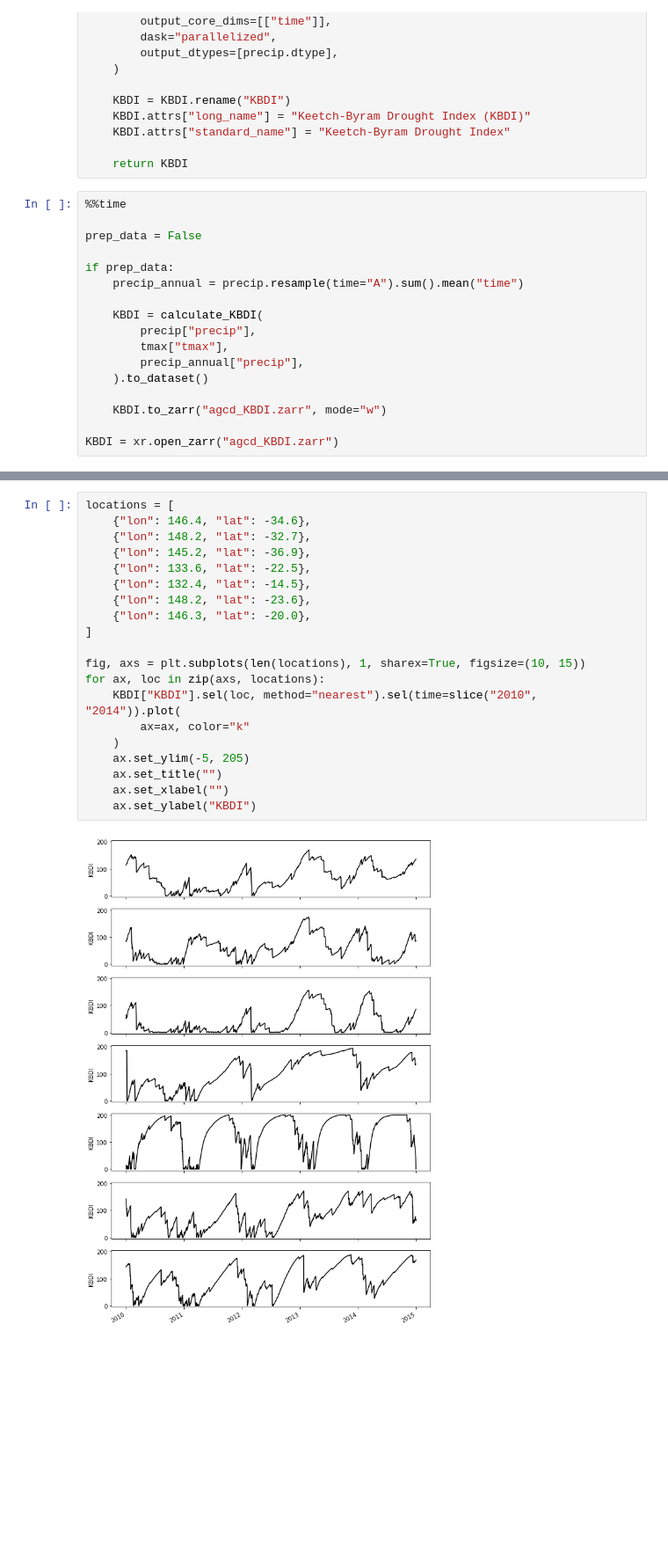
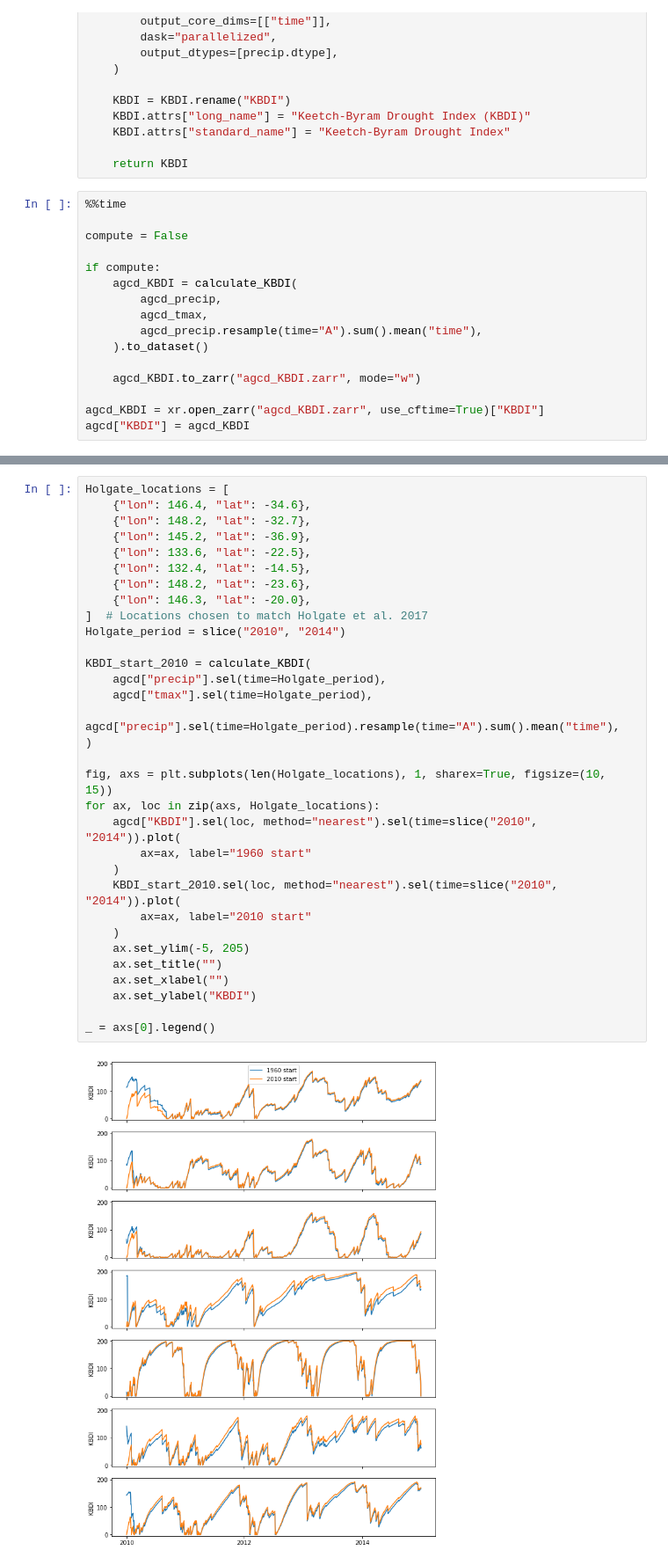
Before and after one commit to dougiesquire/CAFE-f6_documentation, a Jupyter notebook: notebooks/exploratory/calculate_KBDI.ipynb, the cells around one changed output, grey strips where cells are left out. Shown at 88% size. Cells and saved outputs as stored; diff of their text form; blank space fills up the shorter version.

```diff
--- a/notebooks/exploratory/calculate_KBDI.ipynb
+++ b/notebooks/exploratory/calculate_KBDI.ipynb
@@ -229,18 +233,17 @@ def calculate_KBDI(precip, tmax, precip_annual, use_precip_from_previous_day=Fal
 # %%
 %%time
 
-prep_data = False
+compute = False
 
-if prep_data:
-    precip_annual = precip.resample(time="A").sum().mean("time")
-
-    KBDI = calculate_KBDI(
-        precip["precip"],
-        tmax["tmax"],
-        precip_annual["precip"],
+if compute:
+    agcd_KBDI = calculate_KBDI(
+        agcd_precip,
+        agcd_tmax,
+        agcd_precip.resample(time="A").sum().mean("time"),
     ).to_dataset()
 
-    KBDI.to_zarr("agcd_KBDI.zarr", mode="w")
+    agcd_KBDI.to_zarr("agcd_KBDI.zarr", mode="w")
 
-KBDI = xr.open_zarr("agcd_KBDI.zarr")
+agcd_KBDI = xr.open_zarr("agcd_KBDI.zarr", use_cftime=True)["KBDI"]
+agcd["KBDI"] = agcd_KBDI
 # %% [output]
@@ -249,23 +252,35 @@ Wall time: 16 ms
 # %%
-locations = [
+Holgate_locations = [
     {"lon": 146.4, "lat": -34.6},
     {"lon": 148.2, "lat": -32.7},
     {"lon": 145.2, "lat": -36.9},
     {"lon": 133.6, "lat": -22.5},
     {"lon": 132.4, "lat": -14.5},
     {"lon": 148.2, "lat": -23.6},
     {"lon": 146.3, "lat": -20.0},
-]
+]  # Locations chosen to match Holgate et al. 2017
+Holgate_period = slice("2010", "2014")
 
-fig, axs = plt.subplots(len(locations), 1, sharex=True, figsize=(10, 15))
-for ax, loc in zip(axs, locations):
-    KBDI["KBDI"].sel(loc, method="nearest").sel(time=slice("2010", "2014")).plot(
-        ax=ax, color="k"
+KBDI_start_2010 = calculate_KBDI(
+    agcd["precip"].sel(time=Holgate_period),
+    agcd["tmax"].sel(time=Holgate_period),
+    agcd["precip"].sel(time=Holgate_period).resample(time="A").sum().mean("time"),
+)
+
+fig, axs = plt.subplots(len(Holgate_locations), 1, sharex=True, figsize=(10, 15))
+for ax, loc in zip(axs, Holgate_locations):
+    agcd["KBDI"].sel(loc, method="nearest").sel(time=slice("2010", "2014")).plot(
+        ax=ax, label="1960 start"
+    )
+    KBDI_start_2010.sel(loc, method="nearest").sel(time=slice("2010", "2014")).plot(
+        ax=ax, label="2010 start"
     )
     ax.set_ylim(-5, 205)
     ax.set_title("")
     ax.set_xlabel("")
     ax.set_ylabel("KBDI")
+
+_ = axs[0].legend()
 # %% [output]
-[figure, old version]
+[figure, new version]
 # %% [markdown]
```
Also changed, not shown: parts of 25 cells of this notebook.
